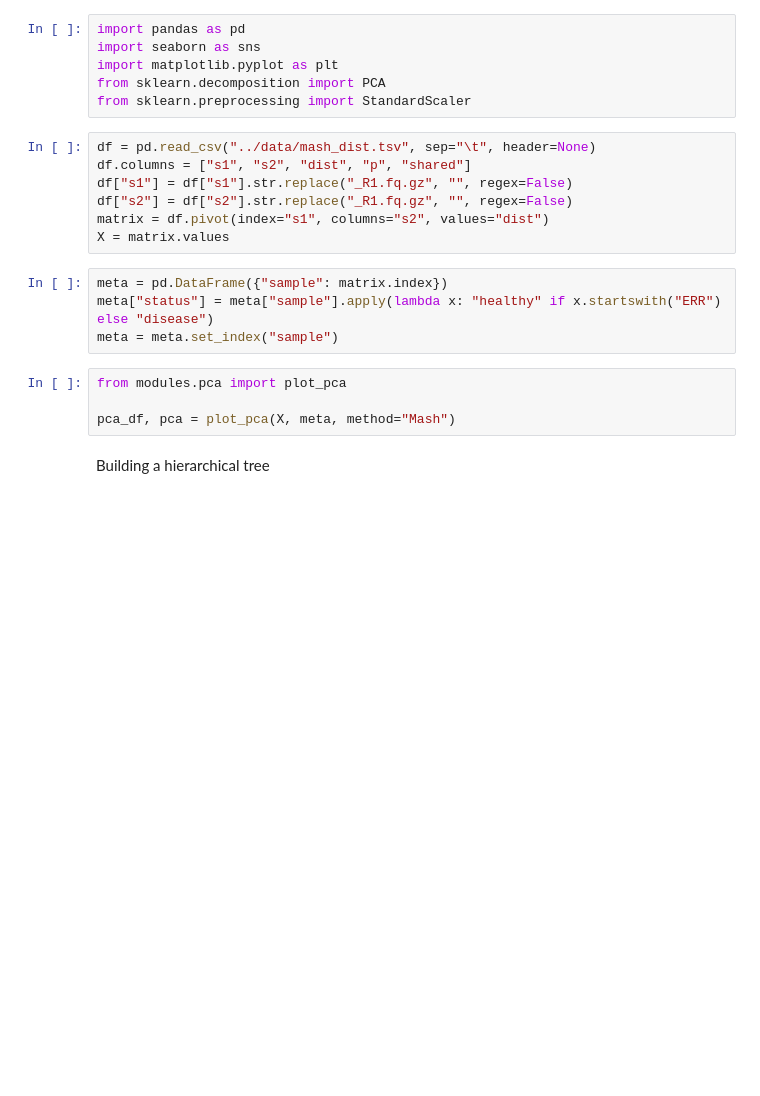
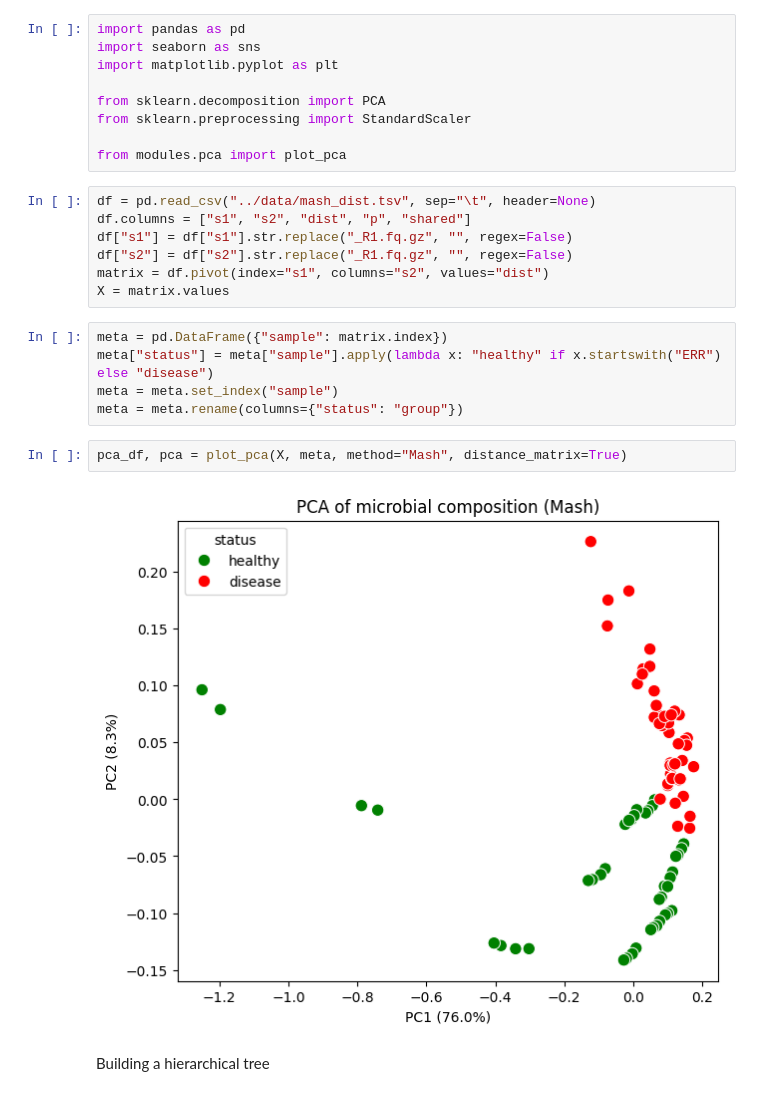
Before and after one commit to dar1a-da/HiddenMicrobiota, a Jupyter notebook: notebooks/mash_analytic.ipynb, the cells around one changed output. Saved outputs shown, nothing was run; the diff lists cells and outputs as text; blank space fills up the shorter version.

```diff
--- a/notebooks/mash_analytic.ipynb
+++ b/notebooks/mash_analytic.ipynb
@@ -2,8 +25,11 @@
 import pandas as pd
 import seaborn as sns
 import matplotlib.pyplot as plt
+
 from sklearn.decomposition import PCA
 from sklearn.preprocessing import StandardScaler
+
+from modules.pca import plot_pca
 # %%
 df = pd.read_csv("../data/mash_dist.tsv", sep="\t", header=None)
 df.columns = ["s1", "s2", "dist", "p", "shared"]
@@ -15,10 +41,11 @@ X = matrix.values
 meta = pd.DataFrame({"sample": matrix.index})
 meta["status"] = meta["sample"].apply(lambda x: "healthy" if x.startswith("ERR") else "disease")
 meta = meta.set_index("sample")
+meta = meta.rename(columns={"status": "group"})
 # %%
-from modules.pca import plot_pca
-
-pca_df, pca = plot_pca(X, meta, method="Mash")
+pca_df, pca = plot_pca(X, meta, method="Mash", distance_matrix=True)
+# %% [output]
+[figure, added]
 # %% [markdown]
 Building a hierarchical tree
 # %%
```
Also changed, not shown: parts of 2 cells of this notebook, 16 other files.
